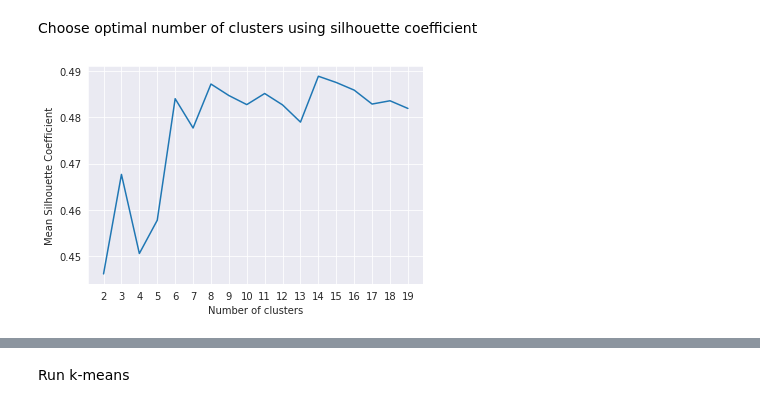
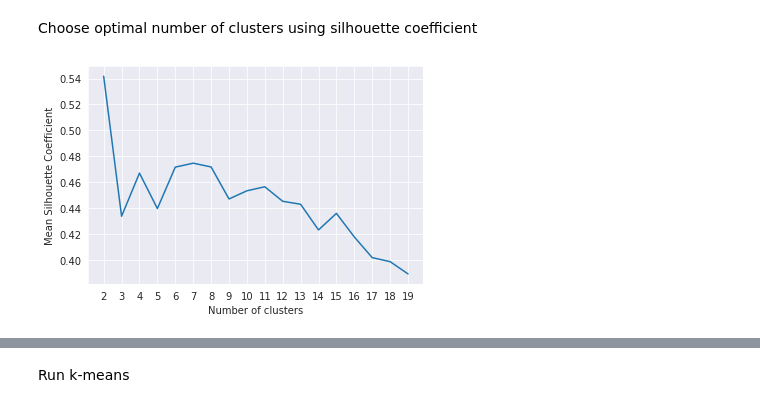
Before and after one commit to cameronstackhouse/exploring-the-design-space-of-artificial-life, a Jupyter notebook: results.ipynb, the cells around one changed output, grey strips where cells are left out. Cells and saved outputs as stored; diff of their text form; code cells hidden in the pictures.

```diff
--- a/results.ipynb
+++ b/results.ipynb
@@ -120,5 +125,5 @@ Drop last 378600 rows
 # %%
-df.drop(df.tail(378600).index, inplace=True)
+df.drop(df.tail(428600).index, inplace=True)
 # %% [markdown]
 Replace NaN with 0s
 # %%
@@ -161,0 +149,5 @@ plt.show()
+# %%
+reduced = umap.UMAP(random_state=0, n_components=5).fit(df)
+reduced = pd.DataFrame(reduced.embedding_)
+
+reduced
@@ -167,6 +172,6 @@ from sklearn.cluster import KMeans
 # %% [markdown]
 Choose optimal number of clusters using silhouette coefficient
 # %%
-clusters, labels, score = choose_num_clusters(df_reduced, num_clusters=20, plot=True)
+clusters, labels, score = choose_num_clusters(reduced, num_clusters=20, plot=True)
 # %% [output]
-[figure, old version]
+[figure, new version]
```
Also changed, not shown: parts of 28 cells of this notebook.
